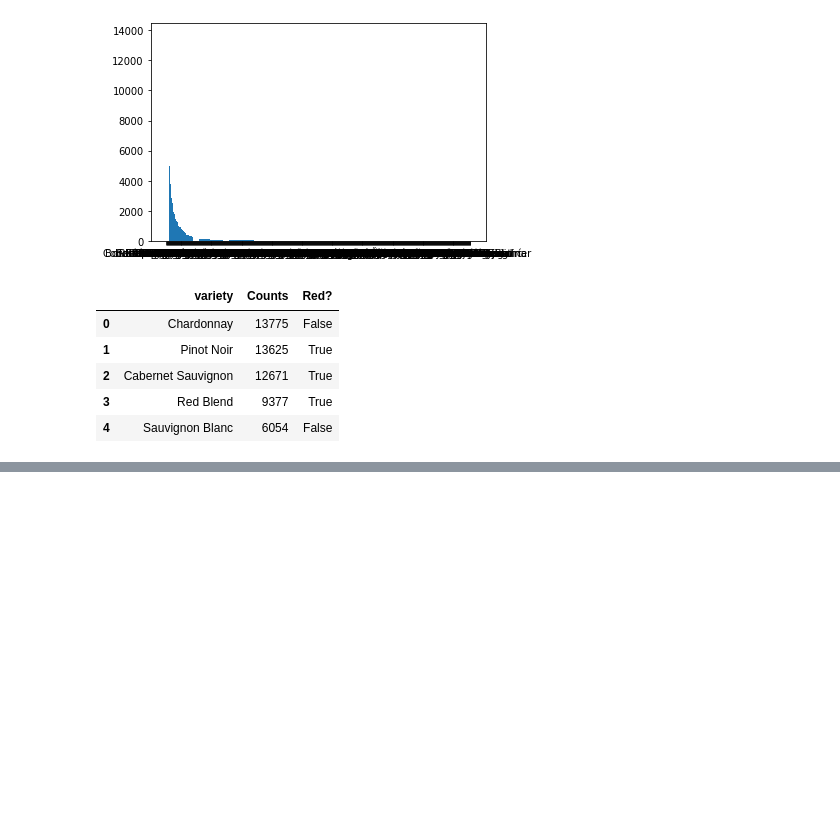
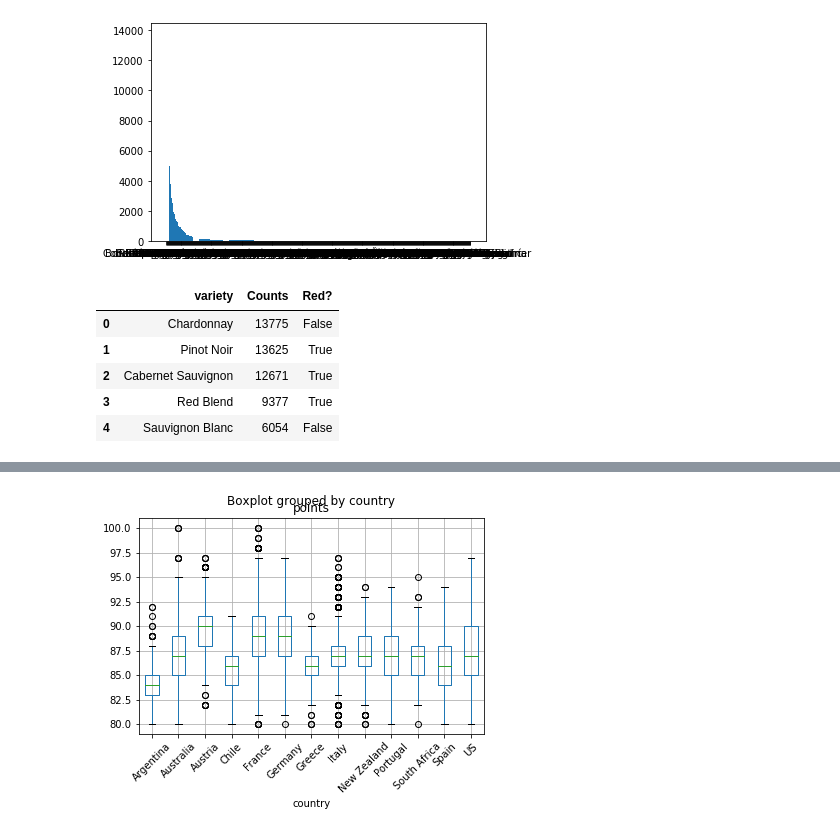
Before and after one commit to 06S197GT/SMU-Project-1, a Jupyter notebook: WineAnalysis.ipynb, the cells around one changed output, grey strips where cells are left out. Saved outputs shown, nothing was run; the diff lists cells and outputs as text; code cells hidden in the pictures; blank space fills up the shorter version.

```diff
--- a/WineAnalysis.ipynb
+++ b/WineAnalysis.ipynb
@@ -141,0 +263,4 @@ wine_df.head()
+# %%
+mask9 = wine_white.country.isin(wine_white.country.value_counts().index[0:12])
+white2 = wine_white.loc[mask9]
+white2.head()
@@ -141,0 +274,5 @@ wine_df.head()
+# %%
+white2.boxplot(column = 'points', by = 'country', rot = 45)
+plt.show()
+# %% [output]
+[figure, added]
```
Also changed, not shown: parts of 67 cells of this notebook.
